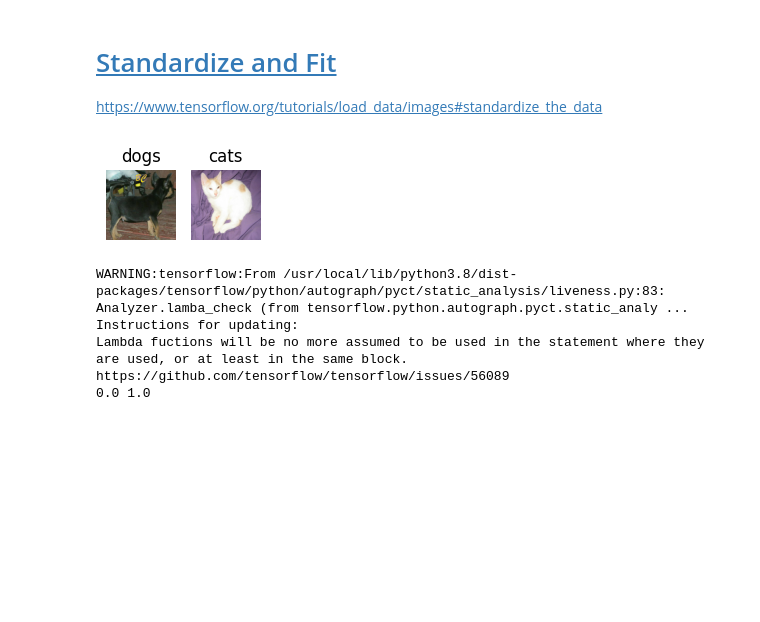
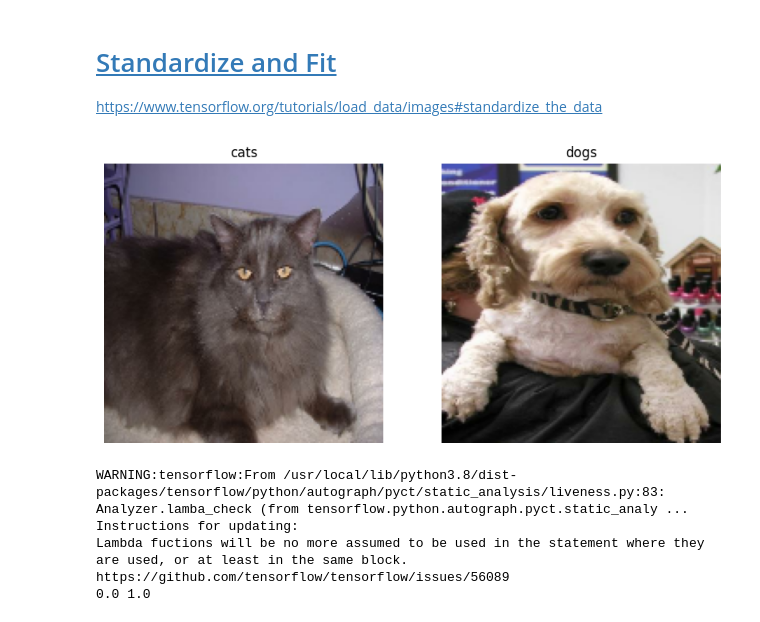
Before and after one commit to PhilipNirushan/CatsVsDogsClassifier, a Jupyter notebook: training_notebooks/cats_vs_dogs_classification.ipynb, the cells around one changed output. Saved outputs shown, nothing was run; the diff lists cells and outputs as text; code cells hidden in the pictures; blank space fills up the shorter version.

```diff
--- a/training_notebooks/cats_vs_dogs_classification.ipynb
+++ b/training_notebooks/cats_vs_dogs_classification.ipynb
@@ -229,13 +221,13 @@ print(class_names)
 
 [https://www.tensorflow.org/tutorials/load_data/images#standardize_the_data](https://www.tensorflow.org/tutorials/load_data/images#standardize_the_data)
 # %%
-plt.figure(figsize=(2, 2))
+plt.figure(figsize=(10, 10))
 for images, labels in train_ds.take(1):
     for i in range(2):
         ax = plt.subplot(2, 2, i + 1)
         plt.imshow(images[i].numpy().astype("uint8"))
         plt.title(class_names[labels[i]])
         plt.axis("off")
 plt.show()
 # %% [output]
-[figure, old version]
+[figure, new version]
```
Also changed, not shown: parts of 17 cells of this notebook.
